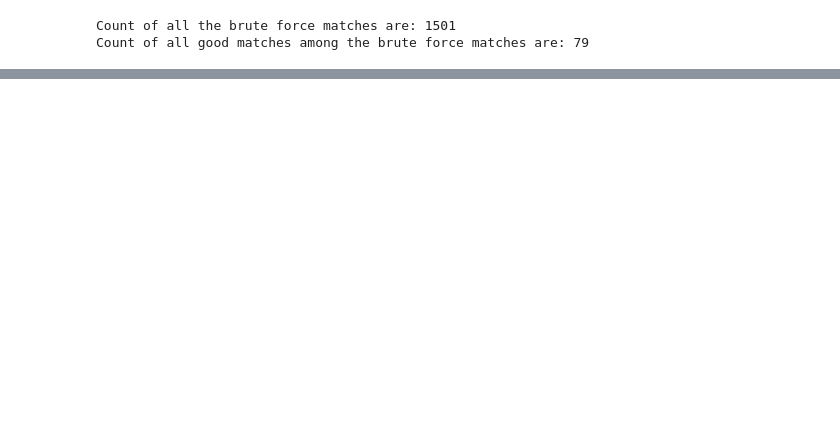
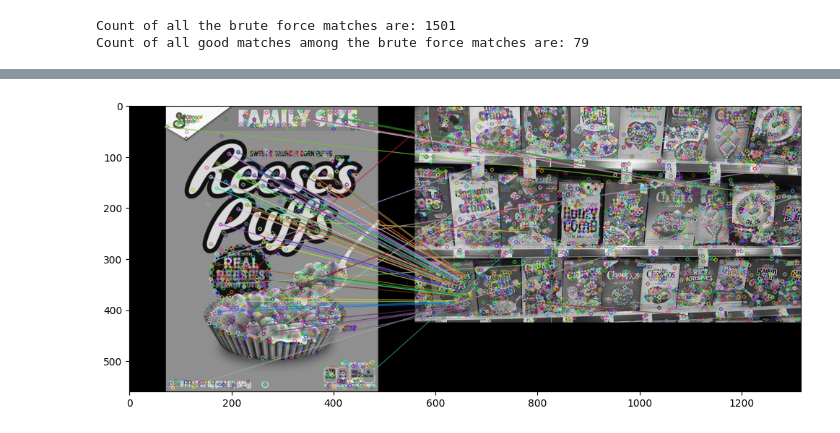
Before and after one commit to ANKITVARMA11/Computer-Vision, a Jupyter notebook: Feature_Detection.ipynb, the cells around one changed output, grey strips where cells are left out. Cells and saved outputs as stored; diff of their text form; code cells hidden in the pictures; blank space fills up the shorter version.

```diff
--- a/Feature_Detection.ipynb
+++ b/Feature_Detection.ipynb
@@ -108,0 +182,5 @@ display(res)
+# %%
+res = cv2.drawMatchesKnn(reeses,kp1,cereals,kp2,[good_matches],None,flags=0)
+display(res)
+# %% [output]
+[figure, added]
```
Also changed, not shown: parts of 17 cells of this notebook.
